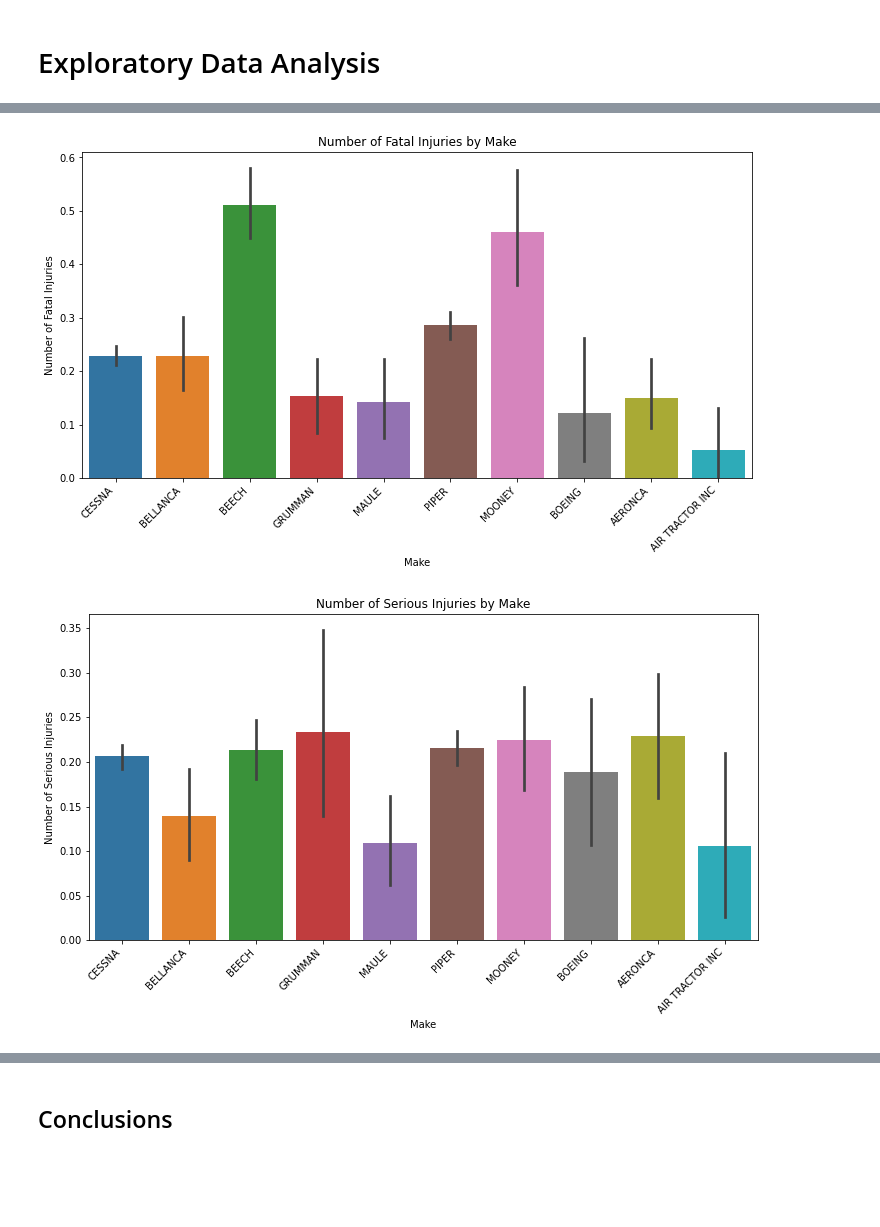
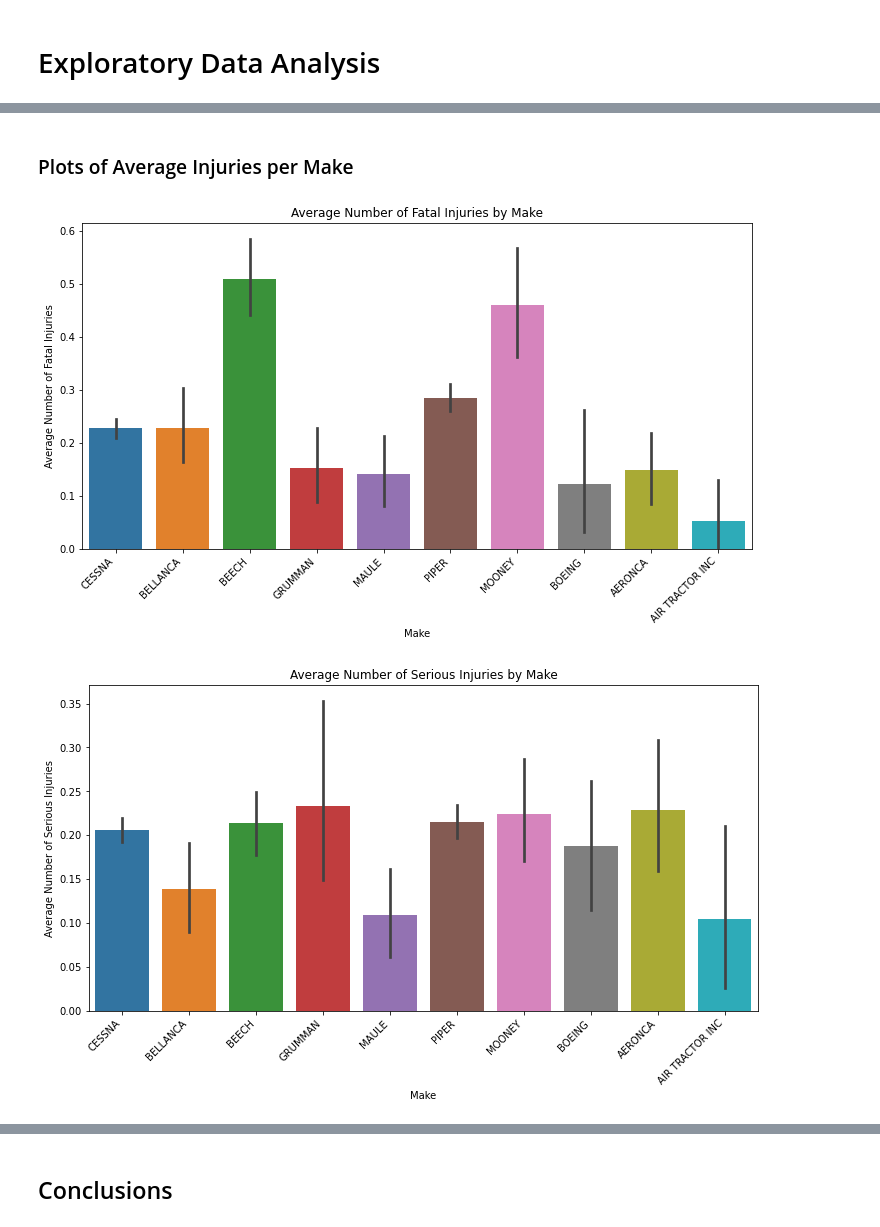
Before and after one commit to justinnllee/Aircraft_Safety_Analysis, a Jupyter notebook: notebook.ipynb, the cells around one changed output, grey strips where cells are left out. Cells and saved outputs as stored; diff of their text form; code cells hidden in the pictures; blank space fills up the shorter version.

```diff
--- a/notebook.ipynb
+++ b/notebook.ipynb
@@ -261,31 +240,33 @@ plt.show()
+# %% [markdown]
+### Plots of Average Injuries per Make
 # %%
-# Plot total fatal injuries by make
+# Plot average total fatal injuries per make
 plt.figure(figsize=(12, 6))
 
 sns.barplot(x='Make', y='Total.Fatal.Injuries', data=df)
 
-plt.title('Number of Fatal Injuries by Make')
+plt.title('Average Number of Fatal Injuries by Make')
 plt.xlabel('Make')
-plt.ylabel('Number of Fatal Injuries')
+plt.ylabel('Average Number of Fatal Injuries')
 
 plt.xticks(rotation=45, ha='right')
 
 plt.show()
 # %% [output]
-[figure, old version]
+[figure, new version]
 # %%
-# Plot total serious injuries by make
+# Plot average total serious injuries per make
 plt.figure(figsize=(12, 6))
 
 sns.barplot(x='Make', y='Total.Serious.Injuries', data=df)
 
-plt.title('Number of Serious Injuries by Make')
+plt.title('Average Number of Serious Injuries by Make')
 plt.xlabel('Make')
-plt.ylabel('Number of Serious Injuries')
+plt.ylabel('Average Number of Serious Injuries')
 
 plt.xticks(rotation=45, ha='right')
 
 plt.show()
 # %% [output]
-[figure, old version]
+[figure, new version]
 # %%
```
Also changed, not shown: parts of 29 cells of this notebook.
